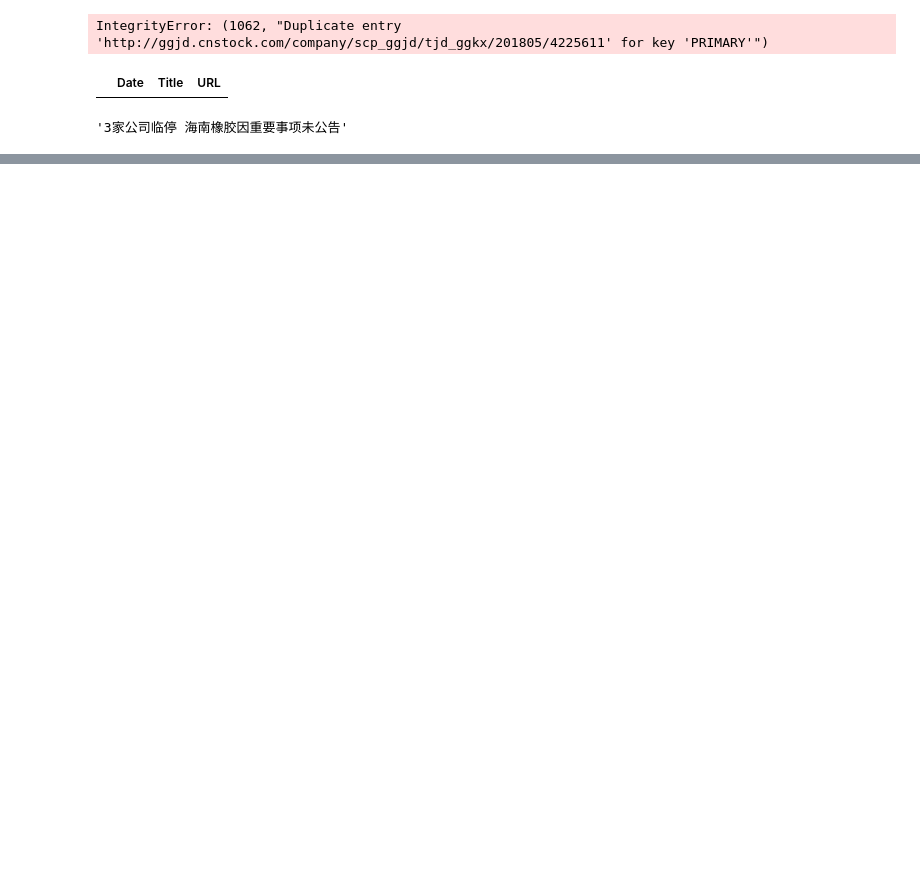
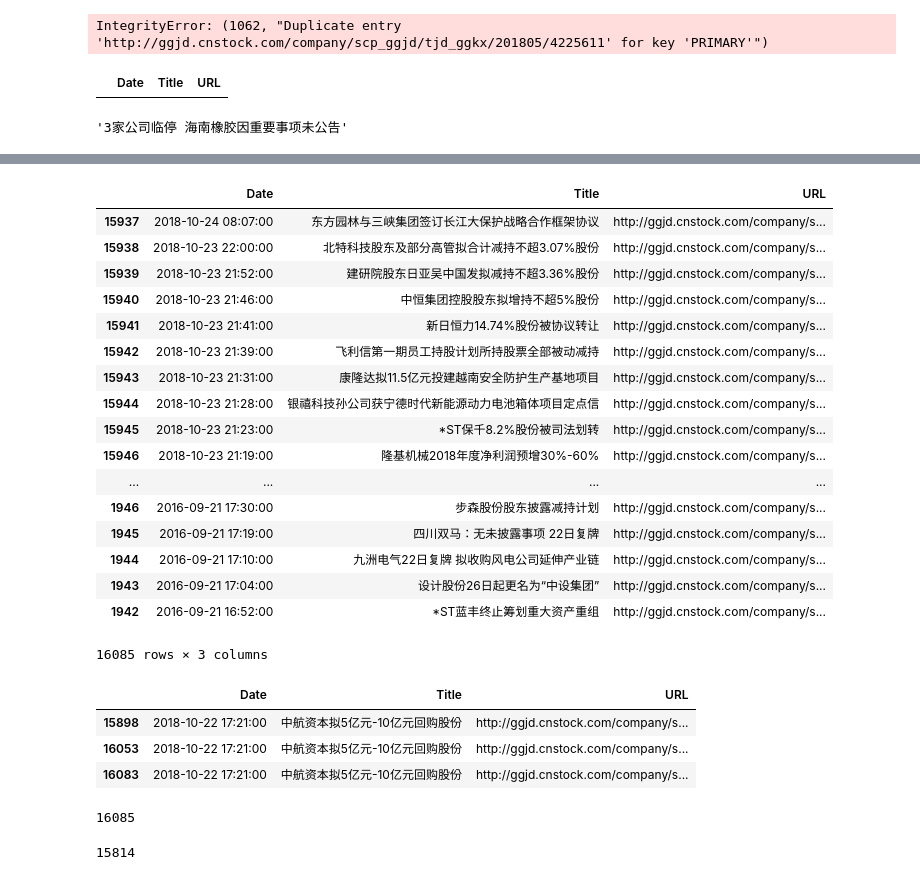
Before and after one commit to barneyElDinosaurio/base_function, a Jupyter notebook: mysql_backup.ipynb, the cells around one changed output, grey strips where cells are left out. Saved outputs shown, nothing was run; the diff lists cells and outputs as text; code cells hidden in the pictures; blank space fills up the shorter version.

```diff
--- a/mysql_backup.ipynb
+++ b/mysql_backup.ipynb
@@ -135,0 +267,28 @@ no_dup_df.to_sql('tb_jobs_new',con=local)
+# %%
+local_df.sort_values(by='Date',ascending=False)
+# %% [output]
+|  | Date | Title | URL |
+| 15937 | 2018-10-24 08:07:00 | 东方园林与三峡集团签订长江大保护战略合作框架协议 | http://ggjd.cnstock.com/company/s... |
+| 15938 | 2018-10-23 22:00:00 | 北特科技股东及部分高管拟合计减持不超3.07%股份 | http://ggjd.cnstock.com/company/s... |
+| 15939 | 2018-10-23 21:52:00 | 建研院股东日亚吴中国发拟减持不超3.36%股份 | http://ggjd.cnstock.com/company/s... |
+| 15940 | 2018-10-23 21:46:00 | 中恒集团控股股东拟增持不超5%股份 | http://ggjd.cnstock.com/company/s... |
+| 15941 | 2018-10-23 21:41:00 | 新日恒力14.74%股份被协议转让 | http://ggjd.cnstock.com/company/s... |
+| 15942 | 2018-10-23 21:39:00 | 飞利信第一期员工持股计划所持股票全部被动减持 | http://ggjd.cnstock.com/company/s... |
+| 15943 | 2018-10-23 21:31:00 | 康隆达拟11.5亿元投建越南安全防护生产基地项目 | http://ggjd.cnstock.com/company/s... |
+| 15944 | 2018-10-23 21:28:00 | 银禧科技孙公司获宁德时代新能源动力电池箱体项目定点信 | http://ggjd.cnstock.com/company/s... |
+| 15945 | 2018-10-23 21:23:00 | *ST保千8.2%股份被司法划转 | http://ggjd.cnstock.com/company/s... |
+| 15946 | 2018-10-23 21:19:00 | 隆基机械2018年度净利润预增30%-60% | http://ggjd.cnstock.com/company/s... |
+| ... | ... | ... | ... |
+| 1946 | 2016-09-21 17:30:00 | 步森股份股东披露减持计划 | http://ggjd.cnstock.com/company/s... |
+| 1945 | 2016-09-21 17:19:00 | 四川双马：无未披露事项 22日复牌 | http://ggjd.cnstock.com/company/s... |
+| 1944 | 2016-09-21 17:10:00 | 九洲电气22日复牌 拟收购风电公司延伸产业链 | http://ggjd.cnstock.com/company/s... |
+| 1943 | 2016-09-21 17:04:00 | 设计股份26日起更名为“中设集团” | http://ggjd.cnstock.com/company/s... |
+| 1942 | 2016-09-21 16:52:00 | *ST蓝丰终止筹划重大资产重组 | http://ggjd.cnstock.com/company/s... |
+16085 rows × 3 columns
+# %%
+local_df[local_df['Title']=='中航资本拟5亿元-10亿元回购股份']
+# %% [output]
+|  | Date | Title | URL |
+| 15898 | 2018-10-22 17:21:00 | 中航资本拟5亿元-10亿元回购股份 | http://ggjd.cnstock.com/company/s... |
+| 16053 | 2018-10-22 17:21:00 | 中航资本拟5亿元-10亿元回购股份 | http://ggjd.cnstock.com/company/s... |
+| 16083 | 2018-10-22 17:21:00 | 中航资本拟5亿元-10亿元回购股份 | http://ggjd.cnstock.com/company/s... |
@@ -135,0 +297,8 @@ no_dup_df.to_sql('tb_jobs_new',con=local)
+# %%
+len(local_df)
+# %% [output]
+16085
+# %%
+len(no_dup_df)
+# %% [output]
+15814
```
Also changed, not shown: parts of 49 cells of this notebook, 8 other files.
